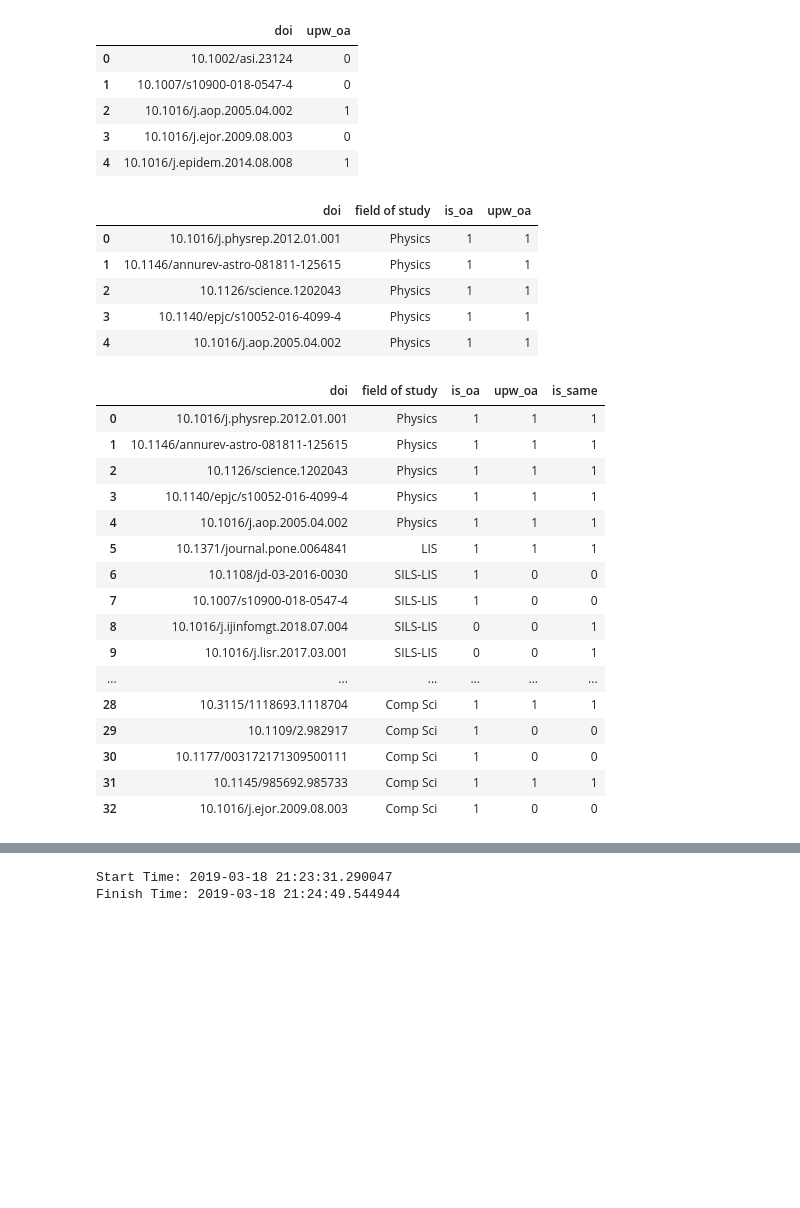
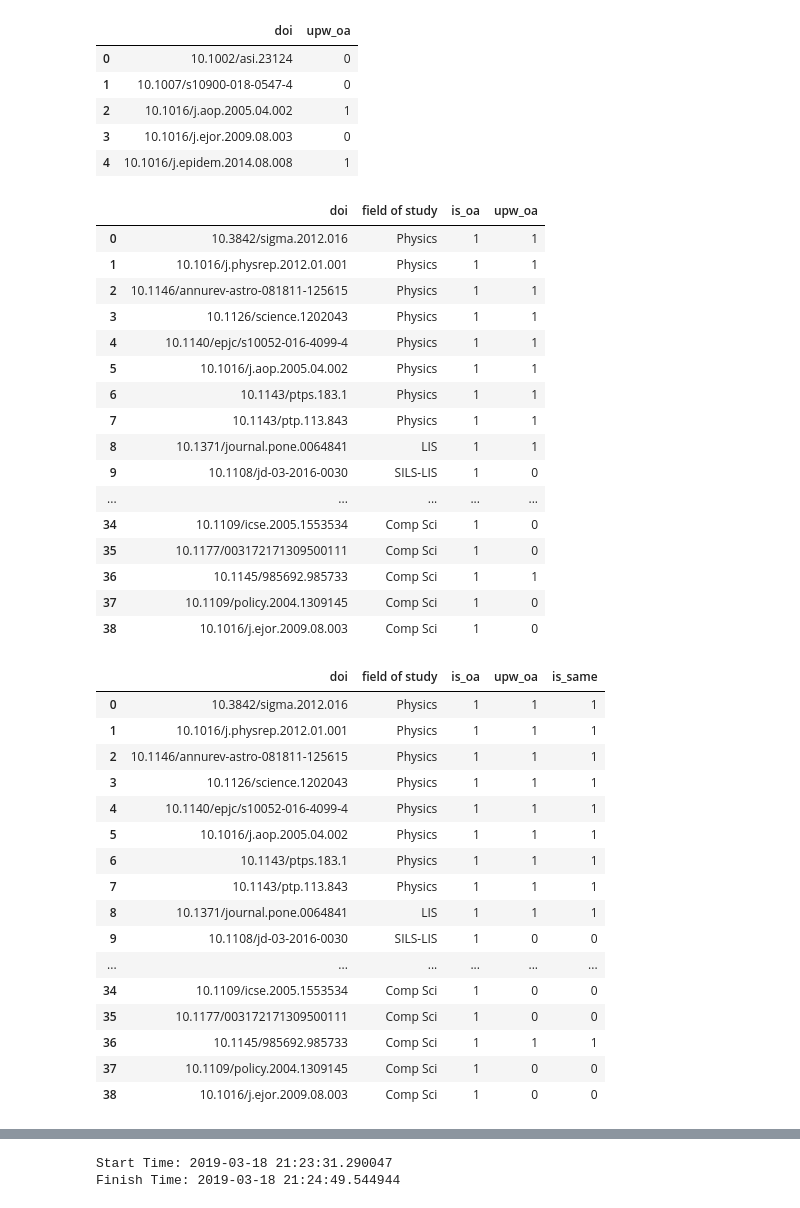
Before and after one commit to hanlin-zhang/saa, a Jupyter notebook: Connect DB.ipynb, the cells around one changed output, grey strips where cells are left out. Cells and saved outputs as stored; diff of their text form; code cells hidden in the pictures; blank space fills up the shorter version.

```diff
--- a/Connect DB.ipynb
+++ b/Connect DB.ipynb
@@ -7,6 +7,7 @@ import pandas as pd
 import numpy as np
 # %%
 df = pd.read_csv('atricle_sampler.csv')
+df.doi = df.doi.str.lower()
 df.head()
 # %% [output]
 |  | doi | title | author | year_published | field of study | is_oa |
@@ -58,36 +59,47 @@ df_2.head()
 # %%
 df.is_oa = df.is_oa.astype(int)
 df_result = pd.merge(df[['doi', 'field of study', 'is_oa']], df_2,
-                     left_on='doi', right_on='doi')
-df_result.head()
+                     on='doi', how='right')
+df_result
 # %% [output]
 |  | doi | field of study | is_oa | upw_oa |
-| 0 | 10.1016/j.physrep.2012.01.001 | Physics | 1 | 1 |
-| 1 | 10.1146/annurev-astro-081811-125615 | Physics | 1 | 1 |
-| 2 | 10.1126/science.1202043 | Physics | 1 | 1 |
-| 3 | 10.1140/epjc/s10052-016-4099-4 | Physics | 1 | 1 |
-| 4 | 10.1016/j.aop.2005.04.002 | Physics | 1 | 1 |
+| 0 | 10.3842/sigma.2012.016 | Physics | 1 | 1 |
+| 1 | 10.1016/j.physrep.2012.01.001 | Physics | 1 | 1 |
+| 2 | 10.1146/annurev-astro-081811-125615 | Physics | 1 | 1 |
+| 3 | 10.1126/science.1202043 | Physics | 1 | 1 |
+| 4 | 10.1140/epjc/s10052-016-4099-4 | Physics | 1 | 1 |
+| 5 | 10.1016/j.aop.2005.04.002 | Physics | 1 | 1 |
+| 6 | 10.1143/ptps.183.1 | Physics | 1 | 1 |
+| 7 | 10.1143/ptp.113.843 | Physics | 1 | 1 |
+| 8 | 10.1371/journal.pone.0064841 | LIS | 1 | 1 |
+| 9 | 10.1108/jd-03-2016-0030 | SILS-LIS | 1 | 0 |
+| ... | ... | ... | ... | ... |
+| 34 | 10.1109/icse.2005.1553534 | Comp Sci | 1 | 0 |
+| 35 | 10.1177/003172171309500111 | Comp Sci | 1 | 0 |
+| 36 | 10.1145/985692.985733 | Comp Sci | 1 | 1 |
+| 37 | 10.1109/policy.2004.1309145 | Comp Sci | 1 | 0 |
+| 38 | 10.1016/j.ejor.2009.08.003 | Comp Sci | 1 | 0 |
 # %%
 df_result['is_same'] = df_result.apply(lambda x : 0 if x['is_oa'] != x['upw_oa'] else 1, axis=1)
 df_result
 # %% [output]
 |  | doi | field of study | is_oa | upw_oa | is_same |
-| 0 | 10.1016/j.physrep.2012.01.001 | Physics | 1 | 1 | 1 |
-| 1 | 10.1146/annurev-astro-081811-125615 | Physics | 1 | 1 | 1 |
-| 2 | 10.1126/science.1202043 | Physics | 1 | 1 | 1 |
-| 3 | 10.1140/epjc/s10052-016-4099-4 | Physics | 1 | 1 | 1 |
-| 4 | 10.1016/j.aop.2005.04.002 | Physics | 1 | 1 | 1 |
-| 5 | 10.1371/journal.pone.0064841 | LIS | 1 | 1 | 1 |
-| 6 | 10.1108/jd-03-2016-0030 | SILS-LIS | 1 | 0 | 0 |
-| 7 | 10.1007/s10900-018-0547-4 | SILS-LIS | 1 | 0 | 0 |
-| 8 | 10.1016/j.ijinfomgt.2018.07.004 | SILS-LIS | 0 | 0 | 1 |
-| 9 | 10.1016/j.lisr.2017.03.001 | SILS-LIS | 0 | 0 | 1 |
+| 0 | 10.3842/sigma.2012.016 | Physics | 1 | 1 | 1 |
+| 1 | 10.1016/j.physrep.2012.01.001 | Physics | 1 | 1 | 1 |
+| 2 | 10.1146/annurev-astro-081811-125615 | Physics | 1 | 1 | 1 |
+| 3 | 10.1126/science.1202043 | Physics | 1 | 1 | 1 |
+| 4 | 10.1140/epjc/s10052-016-4099-4 | Physics | 1 | 1 | 1 |
+| 5 | 10.1016/j.aop.2005.04.002 | Physics | 1 | 1 | 1 |
+| 6 | 10.1143/ptps.183.1 | Physics | 1 | 1 | 1 |
+| 7 | 10.1143/ptp.113.843 | Physics | 1 | 1 | 1 |
+| 8 | 10.1371/journal.pone.0064841 | LIS | 1 | 1 | 1 |
+| 9 | 10.1108/jd-03-2016-0030 | SILS-LIS | 1 | 0 | 0 |
 | ... | ... | ... | ... | ... | ... |
-| 28 | 10.3115/1118693.1118704 | Comp Sci | 1 | 1 | 1 |
-| 29 | 10.1109/2.982917 | Comp Sci | 1 | 0 | 0 |
-| 30 | 10.1177/003172171309500111 | Comp Sci | 1 | 0 | 0 |
-| 31 | 10.1145/985692.985733 | Comp Sci | 1 | 1 | 1 |
-| 32 | 10.1016/j.ejor.2009.08.003 | Comp Sci | 1 | 0 | 0 |
+| 34 | 10.1109/icse.2005.1553534 | Comp Sci | 1 | 0 | 0 |
+| 35 | 10.1177/003172171309500111 | Comp Sci | 1 | 0 | 0 |
+| 36 | 10.1145/985692.985733 | Comp Sci | 1 | 1 | 1 |
+| 37 | 10.1109/policy.2004.1309145 | Comp Sci | 1 | 0 | 0 |
+| 38 | 10.1016/j.ejor.2009.08.003 | Comp Sci | 1 | 0 | 0 |
 # %%
 df_result.groupby('is_same').count()
 # %% [output]
```
Also changed, not shown: parts of 5 cells of this notebook.
